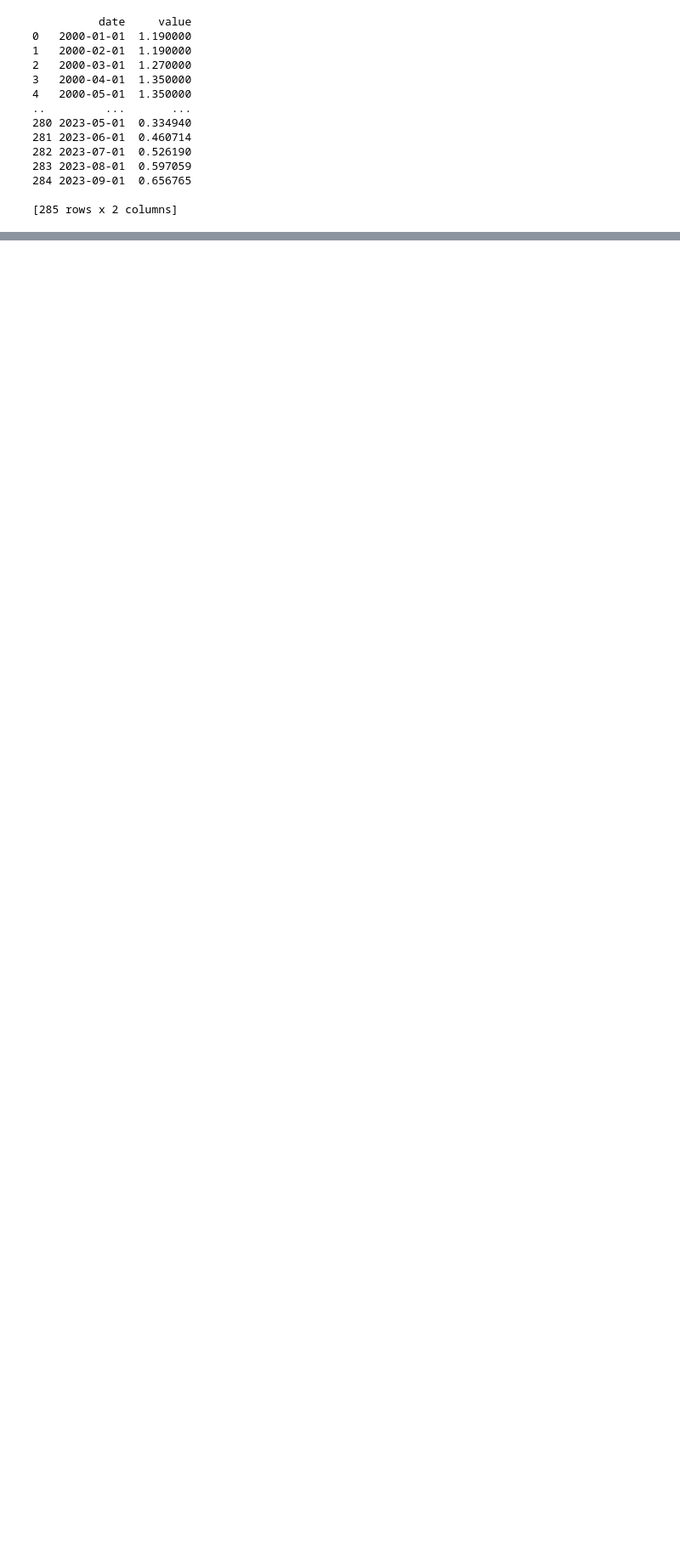
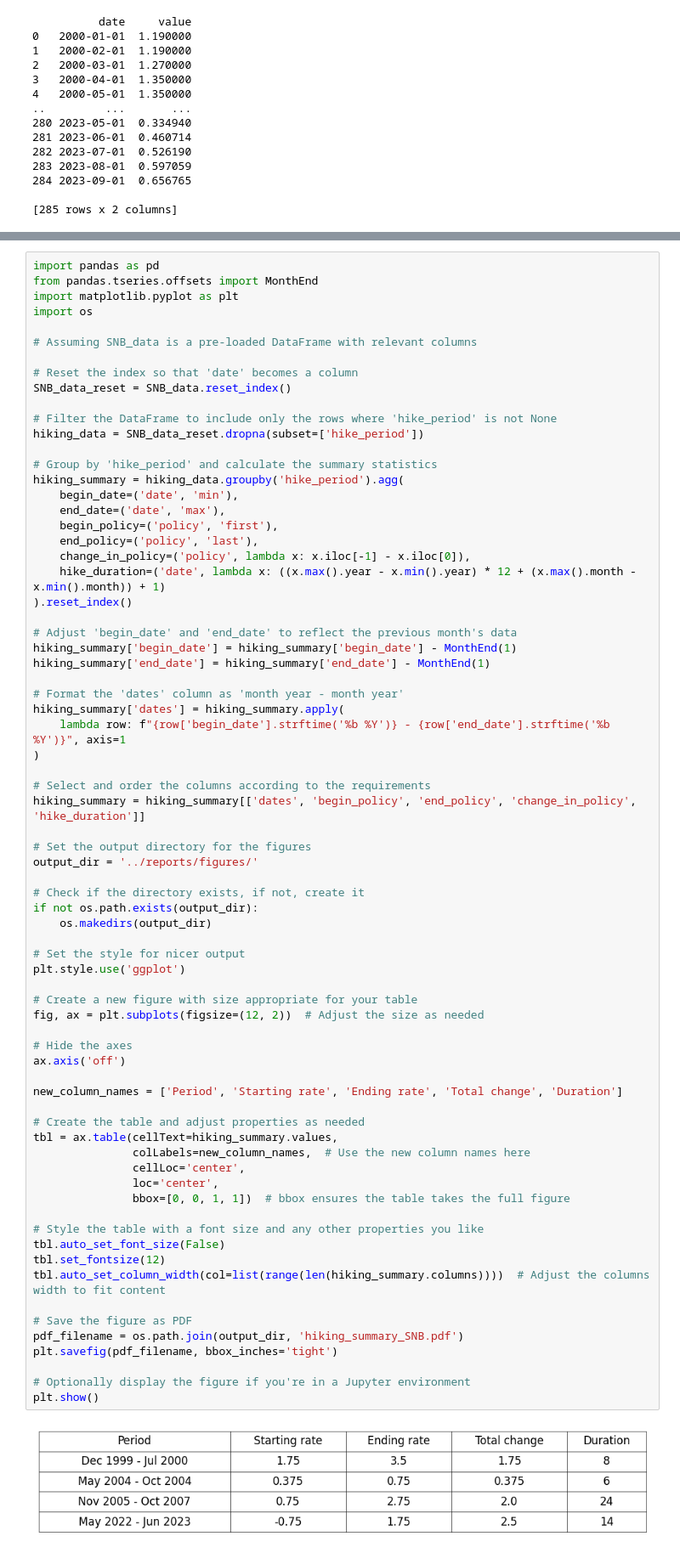
Before and after one commit to Butch78/Bank-Size-Central-Bank-Sensitivity, a Jupyter notebook: notebooks/snb-data-processing.ipynb, the cells around one changed output, grey strips where cells are left out. Shown at 85% size. Saved outputs shown, nothing was run; the diff lists cells and outputs as text; blank space fills up the shorter version.

Commit message:
Identification of hikes, big update!

```diff
--- a/notebooks/snb-data-processing.ipynb
+++ b/notebooks/snb-data-processing.ipynb
@@ -273,0 +412,74 @@ plt.show()
+# %%
+import pandas as pd
+from pandas.tseries.offsets import MonthEnd
+import matplotlib.pyplot as plt
+import os
+
+# Assuming SNB_data is a pre-loaded DataFrame with relevant columns
+
+# Reset the index so that 'date' becomes a column
+SNB_data_reset = SNB_data.reset_index()
+
+# Filter the DataFrame to include only the rows where 'hike_period' is not None
+hiking_data = SNB_data_reset.dropna(subset=['hike_period'])
+
+# Group by 'hike_period' and calculate the summary statistics
+hiking_summary = hiking_data.groupby('hike_period').agg(
+    begin_date=('date', 'min'),
+    end_date=('date', 'max'),
+    begin_policy=('policy', 'first'),
+    end_policy=('policy', 'last'),
+    change_in_policy=('policy', lambda x: x.iloc[-1] - x.iloc[0]),
+    hike_duration=('date', lambda x: ((x.max().year - x.min().year) * 12 + (x.max().month - x.min().month)) + 1)
+).reset_index()
+
+# Adjust 'begin_date' and 'end_date' to reflect the previous month's data
+hiking_summary['begin_date'] = hiking_summary['begin_date'] - MonthEnd(1)
+hiking_summary['end_date'] = hiking_summary['end_date'] - MonthEnd(1)
+
+# Format the 'dates' column as 'month year - month year'
+hiking_summary['dates'] = hiking_summary.apply(
+    lambda row: f"{row['begin_date'].strftime('%b %Y')} - {row['end_date'].strftime('%b %Y')}", axis=1
+)
+
+# Select and order the columns according to the requirements
+hiking_summary = hiking_summary[['dates', 'begin_policy', 'end_policy', 'change_in_policy', 'hike_duration']]
+
+# Set the output directory for the figures
+output_dir = '../reports/figures/'
+
+# Check if the directory exists, if not, create it
+if not os.path.exists(output_dir):
+    os.makedirs(output_dir)
+
+# Set the style for nicer output
+plt.style.use('ggplot')
+
+# Create a new figure with size appropriate for your table
+fig, ax = plt.subplots(figsize=(12, 2))  # Adjust the size as needed
+
+# Hide the axes
+ax.axis('off')
+
+new_column_names = ['Period', 'Starting rate', 'Ending rate', 'Total change', 'Duration']
+
+# Create the table and adjust properties as needed
+tbl = ax.table(cellText=hiking_summary.values,
+               colLabels=new_column_names,  # Use the new column names here
+               cellLoc='center',
+               loc='center',
+               bbox=[0, 0, 1, 1])  # bbox ensures the table takes the full figure
+
+# Style the table with a font size and any other properties you like
+tbl.auto_set_font_size(False)
+tbl.set_fontsize(12)
+tbl.auto_set_column_width(col=list(range(len(hiking_summary.columns))))  # Adjust the columns width to fit content
+
+# Save the figure as PDF
+pdf_filename = os.path.join(output_dir, 'hiking_summary_SNB.pdf')
+plt.savefig(pdf_filename, bbox_inches='tight')
+
+# Optionally display the figure if you're in a Jupyter environment
+plt.show()
+# %% [output]
+[figure, added]
```
Also changed, not shown: parts of 14 cells of this notebook, 2 other files.
